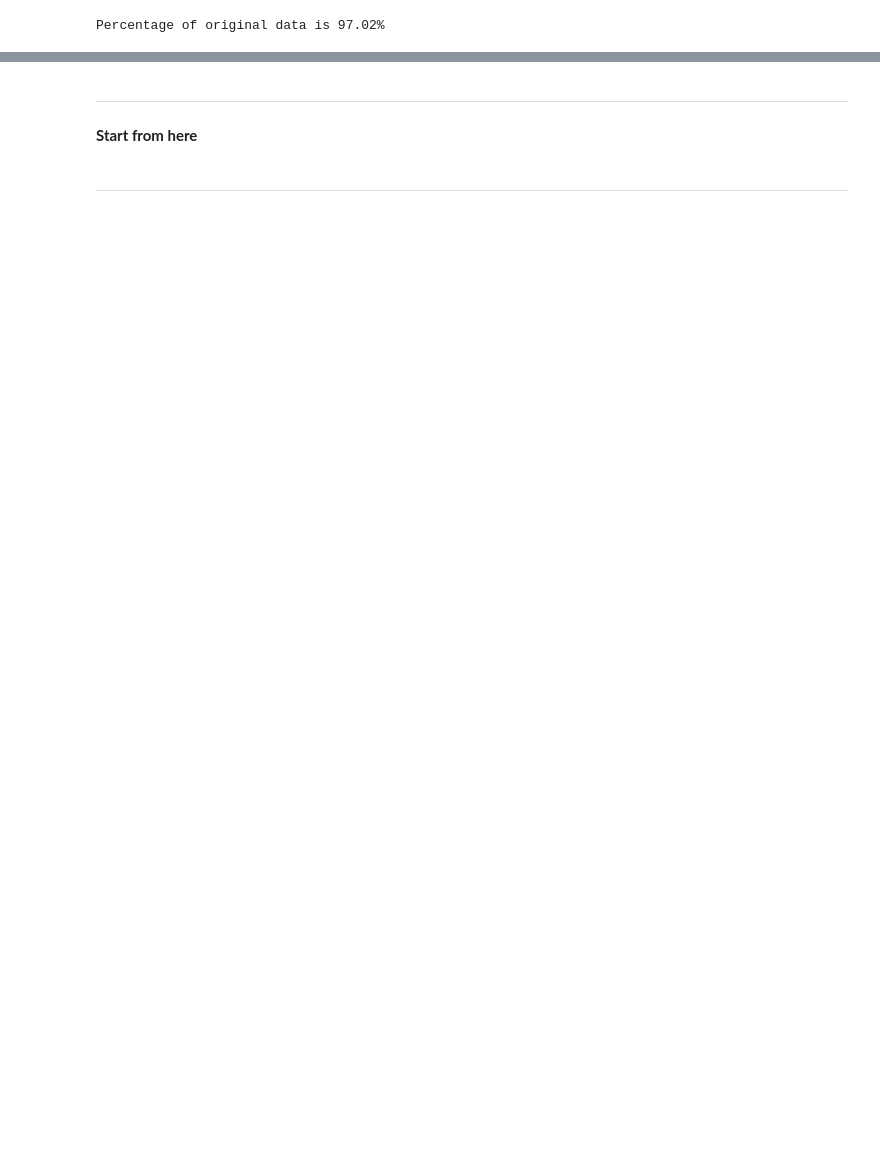
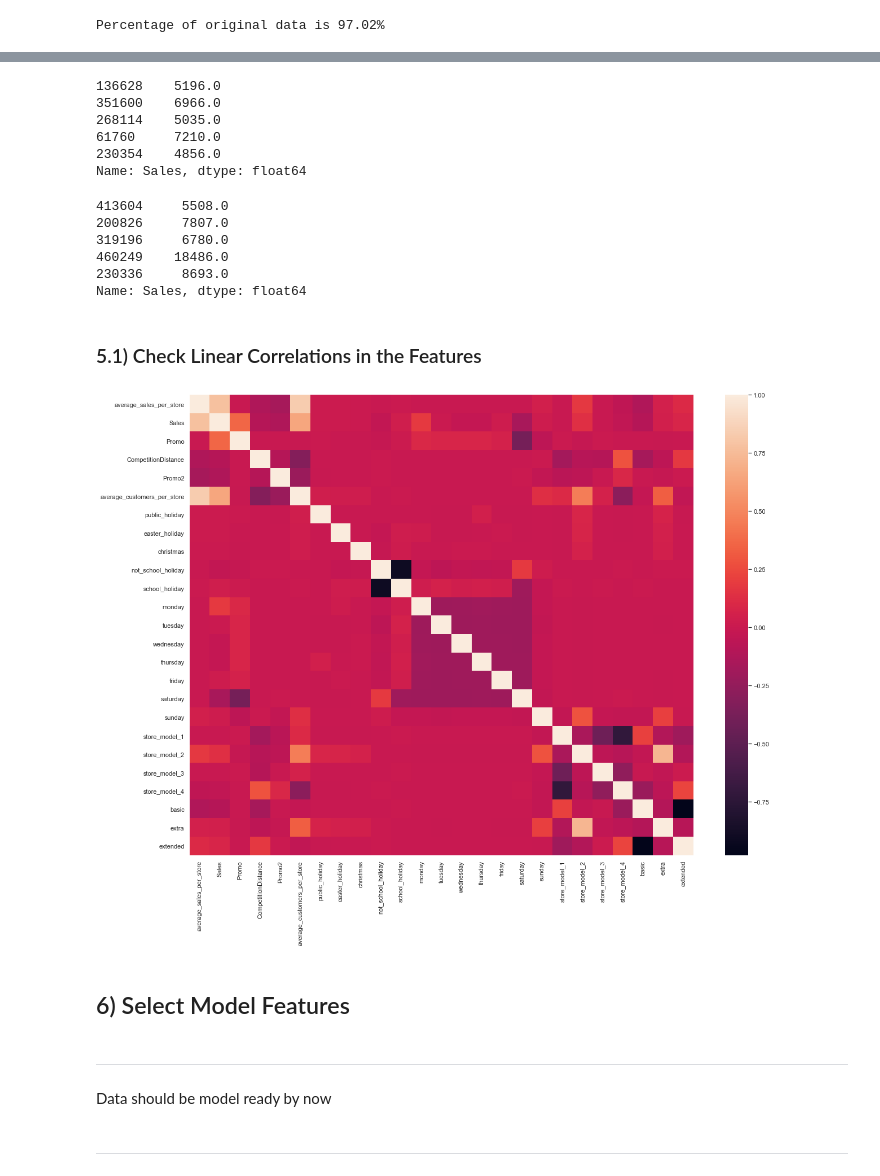
Before and after one commit to Herdmangct/minicomp-rossman, a Jupyter notebook: draft_2.ipynb, the cells around one changed output, grey strips where cells are left out. Saved outputs shown, nothing was run; the diff lists cells and outputs as text; code cells hidden in the pictures; blank space fills up the shorter version.

```diff
--- a/draft_2.ipynb
+++ b/draft_2.ipynb
@@ -268,0 +614,3 @@ Percentage of original data is 97.02%
+# %%
+columns_to_drop = ["DayOfWeek", "StoreType", "Assortment"]
+df_full_cleaned = df_full_cleaned.drop(columns_to_drop, axis=1)
@@ -268,0 +639,2 @@ Percentage of original data is 97.02%
+# %%
+df_full_cleaned = df_full_cleaned.reset_index(drop=True)
@@ -268,0 +659,24 @@ Percentage of original data is 97.02%
+# %%
+remove_columns = [
+    'extended',
+    'extra',
+    'basic',
+    'store_model_4',
+    'store_model_3',
+    'store_model_2',
+    'store_model_1',
+    'sunday',
+    'saturday',
+    'friday',
+    'thursday',
+    'wednesday',
+    'tuesday',
+    'monday',
+    'school_holiday',
+    'not_school_holiday',
+    'christmas',
+    'easter_holiday',
+    'public_holiday'
+]
+# %%
+df_full_cleaned = df_full_cleaned.drop(remove_columns, axis=1)
@@ -269,6 +741,35 @@ Percentage of original data is 97.02%
+# %%
+y_train.head()
+# %% [output]
+136628    5196.0
+351600    6966.0
+268114    5035.0
+61760     7210.0
+230354    4856.0
+Name: Sales, dtype: float64
+# %%
+y_test.head()
+# %% [output]
+413604     5508.0
+200826     7807.0
+319196     6780.0
+460249    18486.0
+230336     8693.0
+Name: Sales, dtype: float64
+# %% [markdown]
+### 5.1) Check Linear Correlations in the Features
+# %%
+# Use a heatmap to check for linear correlations in the x variables
+import seaborn as sns; sns.set_theme()
+plt.subplots(figsize=(20,15))
+ax = sns.heatmap(df_full_cleaned.corr())
+# %% [output]
+[figure, added]
+# %% [markdown]
+## 6) Select Model Features
 # %% [markdown]
 ***
-# %% [markdown]
-**Start from here**
+# %% [markdown]
+Data should be model ready by now
 # %% [markdown]
 ***
```
Also changed, not shown: parts of 140 cells of this notebook, 5 other files.
